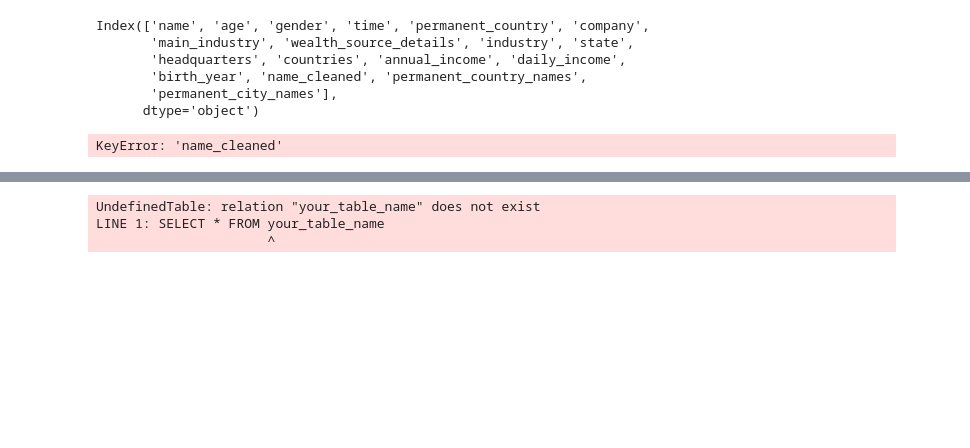
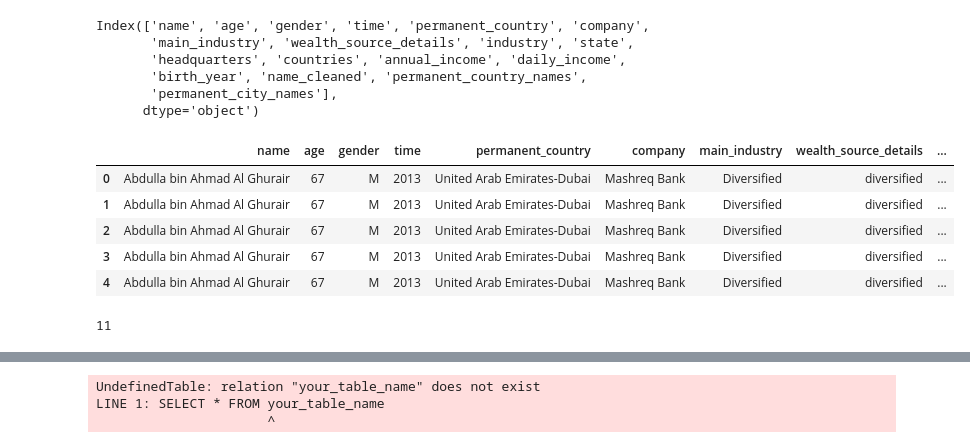
Before and after one commit to ludsonfelipe/billionaires_analysis, a Jupyter notebook: billionaires_analysis/Global Billionaire Wealth Analysis.ipynb, the cells around one changed output, grey strips where cells are left out. Saved outputs shown, nothing was run; the diff lists cells and outputs as text; code cells hidden in the pictures; blank space fills up the shorter version.

```diff
--- a/billionaires_analysis/Global Billionaire Wealth Analysis.ipynb
+++ b/billionaires_analysis/Global Billionaire Wealth Analysis.ipynb
@@ -233,33 +208,9 @@ gender_count = age_x_income[['name_cleaned', 'gender']].drop_duplicates().groupb
-# %%
-import pandas as pd
-import plotly.express as px
-
-# Read the dataframe
-df = age_x_income[['name_cleaned', 'gender']].drop_duplicates().groupby('gender')['gender'].count().reset_index(name='count')
-
-# Pivot the table to show gender counts for each name
-name_gender_pivot = df.pivot(index='name_cleaned', columns='gender', values='count').fillna(0)
-display(name_gender_pivot)
-
-# Calculate the total count for each name
-name_gender_pivot['total'] = name_gender_pivot['F'] + name_gender_pivot['M']
-display(name_gender_pivot)
-
-# Calculate the proportion of each gender for each name
-name_gender_pivot['prop_F'] = name_gender_pivot['F'] / name_gender_pivot['total']
-name_gender_pivot['prop_M'] = name_gender_pivot['M'] / name_gender_pivot['total']
-
-# Sort by total count
-name_gender_pivot = name_gender_pivot.sort_values('total', ascending=False)
-
-# Create the pie chart
-pie_chart = px.pie(name_gender_pivot, values='total', names=name_gender_pivot.index, hole=0.5, title='Name and Gender Proportion')
-
-# Create the scatter plot
-#scatter_plot = px.scatter(df, x='name_cleaned', y='annual_income', color='gender', title='Name, Gender, and Annual Income Information')
-
-# Display the plots
-pie_chart.show()
-#scatter_plot.show()
-# %% [output]
-KeyError: 'name_cleaned'
+# %%
+df.head()
+# %% [output]
+|  | name | age | gender | time | permanent_country | company | main_industry | wealth_source_details | ... |
+| 0 | Abdulla bin Ahmad Al Ghurair | 67 | M | 2013 | United Arab Emirates-Dubai | Mashreq Bank | Diversified | diversified | ... |
+| 1 | Abdulla bin Ahmad Al Ghurair | 67 | M | 2013 | United Arab Emirates-Dubai | Mashreq Bank | Diversified | diversified | ... |
+| 2 | Abdulla bin Ahmad Al Ghurair | 67 | M | 2013 | United Arab Emirates-Dubai | Mashreq Bank | Diversified | diversified | ... |
+| 3 | Abdulla bin Ahmad Al Ghurair | 67 | M | 2013 | United Arab Emirates-Dubai | Mashreq Bank | Diversified | diversified | ... |
+| 4 | Abdulla bin Ahmad Al Ghurair | 67 | M | 2013 | United Arab Emirates-Dubai | Mashreq Bank | Diversified | diversified | ... |
@@ -265,0 +254,4 @@ KeyError: 'name_cleaned'
+# %%
+tupla+tupla2
+# %% [output]
+11
```
Also changed, not shown: parts of 8 cells of this notebook.
